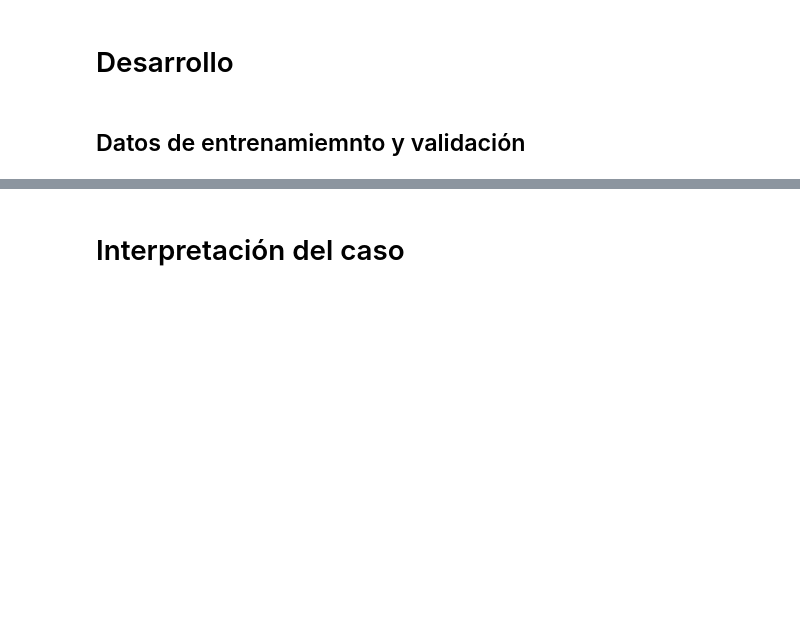
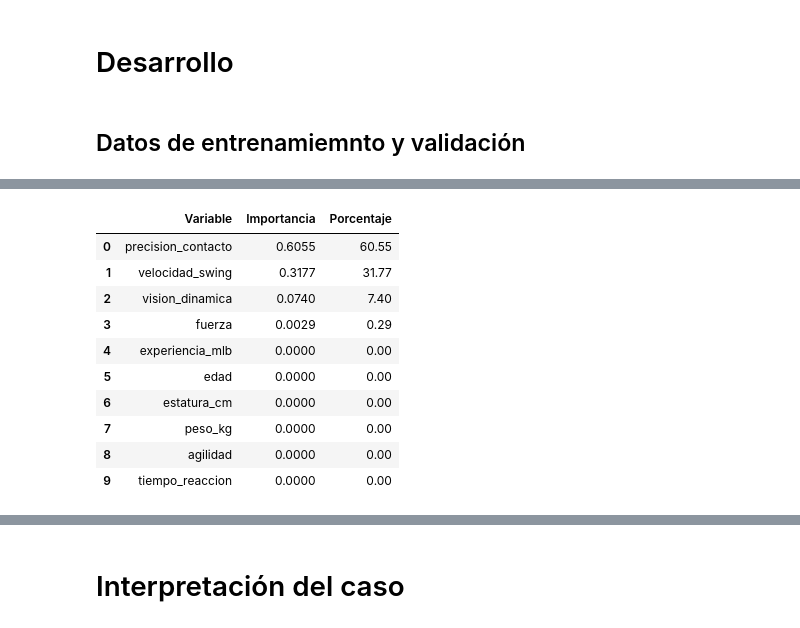
Before and after one commit to rpizarrog/Libro-Aprendizaje-Automatico.-Casos-de-Estudio-con-R-y-Python, a Jupyter notebook: Python NoteBooks/Caso_de_estudio_arboles_de_regresiOn_y_bosques_aleatorios_PCT_BATEO.ipynb, the cells around one changed output, grey strips where cells are left out. Saved outputs shown, nothing was run; the diff lists cells and outputs as text; code cells hidden in the pictures; blank space fills up the shorter version.

```diff
--- a/Python NoteBooks/Caso_de_estudio_arboles_de_regresiOn_y_bosques_aleatorios_PCT_BATEO.ipynb
+++ b/Python NoteBooks/Caso_de_estudio_arboles_de_regresiOn_y_bosques_aleatorios_PCT_BATEO.ipynb
@@ -2239,0 +2765,14 @@ f_describir_datos(datos)
+# %%
+f_variables_importantes(modelo_AR, datos_entrenamiento, "pct_bateo")
+# %% [output]
+|  | Variable | Importancia | Porcentaje |
+| 0 | precision_contacto | 0.6055 | 60.55 |
+| 1 | velocidad_swing | 0.3177 | 31.77 |
+| 2 | vision_dinamica | 0.0740 | 7.40 |
+| 3 | fuerza | 0.0029 | 0.29 |
+| 4 | experiencia_mlb | 0.0000 | 0.00 |
+| 5 | edad | 0.0000 | 0.00 |
+| 6 | estatura_cm | 0.0000 | 0.00 |
+| 7 | peso_kg | 0.0000 | 0.00 |
+| 8 | agilidad | 0.0000 | 0.00 |
+| 9 | tiempo_reaccion | 0.0000 | 0.00 |
```
Also changed, not shown: parts of 27 cells of this notebook.
